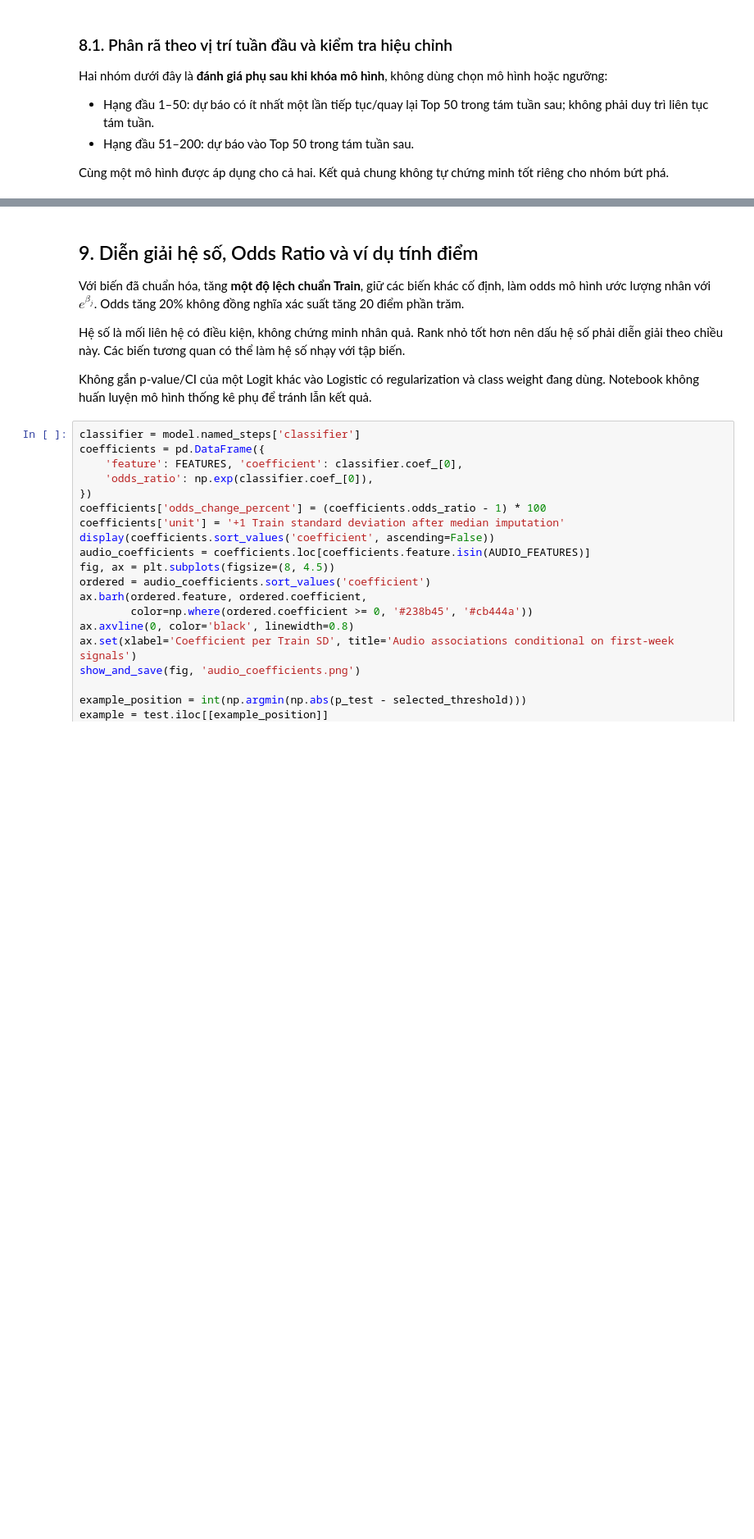
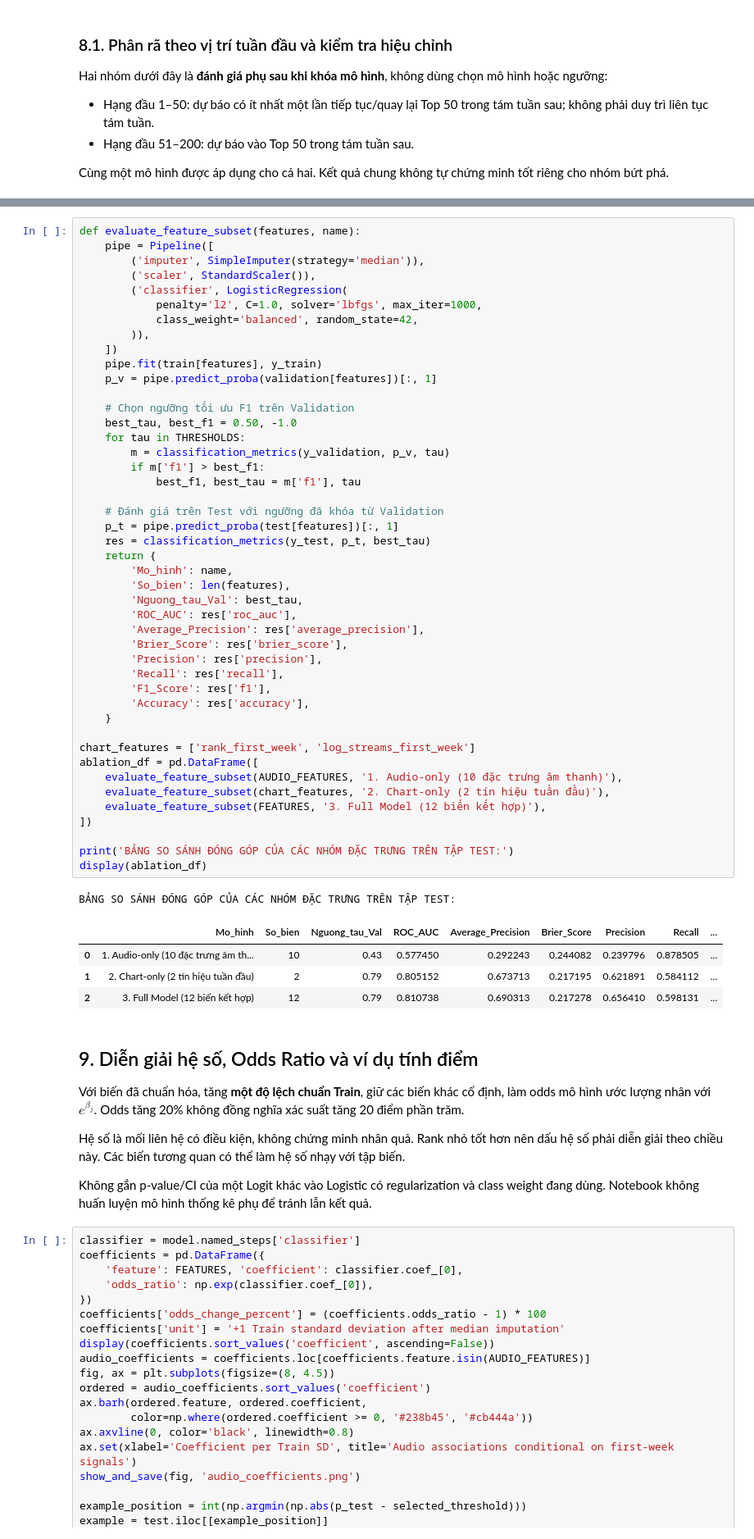
Before and after one commit to lyhiahan/Spotify_Audio_Trends_Analytics, a Jupyter notebook: notebooks/03_model.ipynb, the cells around one changed output, grey strips where cells are left out. Shown at 82% size. Saved outputs shown, nothing was run; the diff lists cells and outputs as text; blank space fills up the shorter version.

```diff
--- a/notebooks/03_model.ipynb
+++ b/notebooks/03_model.ipynb
@@ -605,3 +614,54 @@ show_and_save(fig, 'test_reliability.png')
+# %%
+def evaluate_feature_subset(features, name):
+    pipe = Pipeline([
+        ('imputer', SimpleImputer(strategy='median')),
+        ('scaler', StandardScaler()),
+        ('classifier', LogisticRegression(
+            penalty='l2', C=1.0, solver='lbfgs', max_iter=1000,
+            class_weight='balanced', random_state=42,
+        )),
+    ])
+    pipe.fit(train[features], y_train)
+    p_v = pipe.predict_proba(validation[features])[:, 1]
+
+    # Chọn ngưỡng tối ưu F1 trên Validation
+    best_tau, best_f1 = 0.50, -1.0
+    for tau in THRESHOLDS:
+        m = classification_metrics(y_validation, p_v, tau)
+        if m['f1'] > best_f1:
+            best_f1, best_tau = m['f1'], tau
+
+    # Đánh giá trên Test với ngưỡng đã khóa từ Validation
+    p_t = pipe.predict_proba(test[features])[:, 1]
+    res = classification_metrics(y_test, p_t, best_tau)
+    return {
+        'Mo_hinh': name,
+        'So_bien': len(features),
+        'Nguong_tau_Val': best_tau,
+        'ROC_AUC': res['roc_auc'],
+        'Average_Precision': res['average_precision'],
+        'Brier_Score': res['brier_score'],
+        'Precision': res['precision'],
+        'Recall': res['recall'],
+        'F1_Score': res['f1'],
+        'Accuracy': res['accuracy'],
+    }
+
+chart_features = ['rank_first_week', 'log_streams_first_week']
+ablation_df = pd.DataFrame([
+    evaluate_feature_subset(AUDIO_FEATURES, '1. Audio-only (10 đặc trưng âm thanh)'),
+    evaluate_feature_subset(chart_features, '2. Chart-only (2 tín hiệu tuần đầu)'),
+    evaluate_feature_subset(FEATURES, '3. Full Model (12 biến kết hợp)'),
+])
+
+print('BẢNG SO SÁNH ĐÓNG GÓP CỦA CÁC NHÓM ĐẶC TRƯNG TRÊN TẬP TEST:')
+display(ablation_df)
+# %% [output]
+BẢNG SO SÁNH ĐÓNG GÓP CỦA CÁC NHÓM ĐẶC TRƯNG TRÊN TẬP TEST:
+|  | Mo_hinh | So_bien | Nguong_tau_Val | ROC_AUC | Average_Precision | Brier_Score | Precision | Recall | ... |
+| 0 | 1. Audio-only (10 đặc trưng âm th... | 10 | 0.43 | 0.577450 | 0.292243 | 0.244082 | 0.239796 | 0.878505 | ... |
+| 1 | 2. Chart-only (2 tín hiệu tuần đầu) | 2 | 0.79 | 0.805152 | 0.673713 | 0.217195 | 0.621891 | 0.584112 | ... |
+| 2 | 3. Full Model (12 biến kết hợp) | 12 | 0.79 | 0.810738 | 0.690313 | 0.217278 | 0.656410 | 0.598131 | ... |
 # %% [markdown]
 ## 9. Diễn giải hệ số, Odds Ratio và ví dụ tính điểm
 
```
Also changed, not shown: parts of 10 cells of this notebook.
